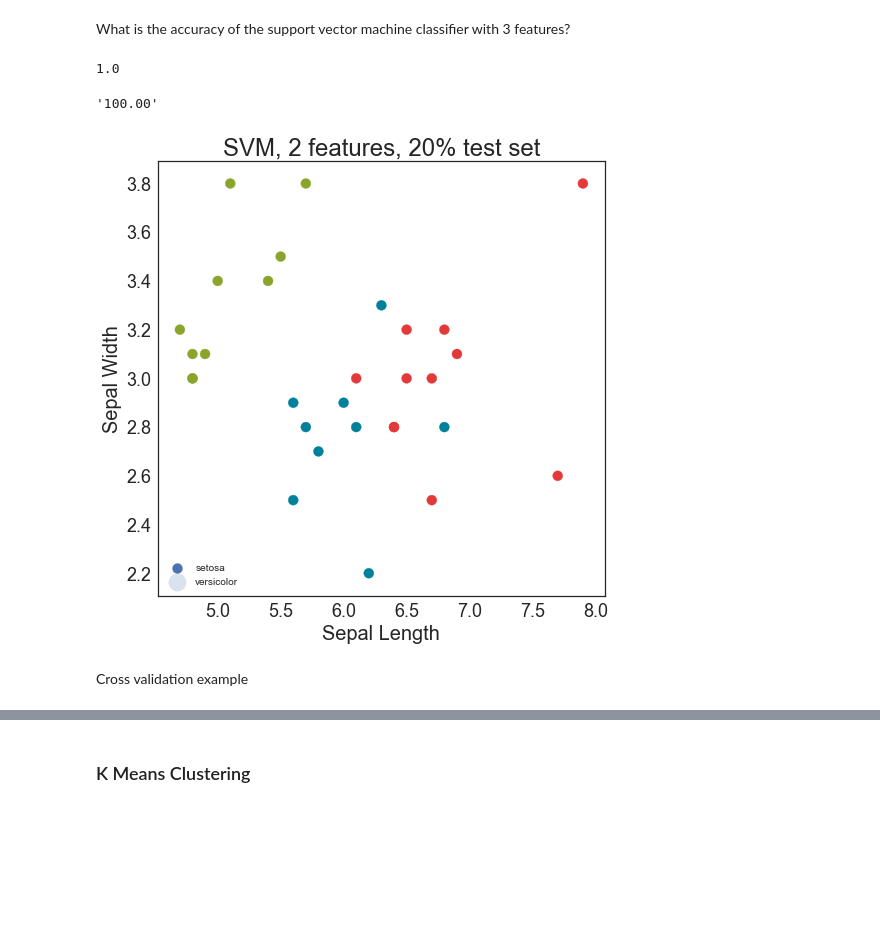
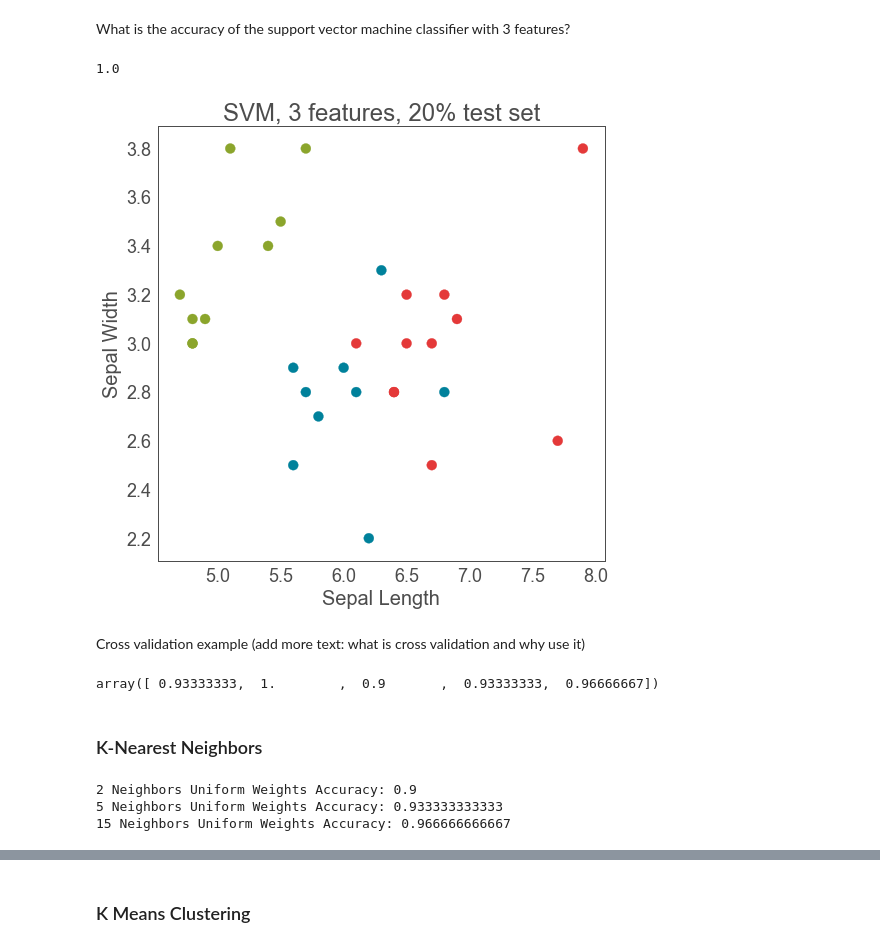
Before and after one commit to marijavlajic/code-university-ml-workshop, a Jupyter notebook: Ada Lovelace Festival - Introduction to Machine Learning Workshop.ipynb, the cells around one changed output, grey strips where cells are left out. Saved outputs shown, nothing was run; the diff lists cells and outputs as text; code cells hidden in the pictures; blank space fills up the shorter version.

```diff
--- a/Ada Lovelace Festival - Introduction to Machine Learning Workshop.ipynb
+++ b/Ada Lovelace Festival - Introduction to Machine Learning Workshop.ipynb
@@ -4,20 +4,19 @@ import pandas as pd
 import numpy as np
 from sklearn.datasets import load_iris
 from sklearn.model_selection import train_test_split
-from sklearn.metrics import classification_report, confusion_matrix, accuracy_score
-from sklearn.cluster import KMeans
+from sklearn.metrics import classification_report, confusion_matrix, accuracy_score, silhouette_score
+from sklearn.model_selection import cross_val_score
 from sklearn.linear_model import LogisticRegression
 from sklearn.svm import SVC
+from sklearn.cluster import KMeans
+from sklearn.neighbors import KNeighborsClassifier
 import seaborn as sns
 import matplotlib as mpl
 import matplotlib.pyplot as plt
 from matplotlib.colors import ListedColormap
 sns.set_style('white')
-cmap_light = ListedColormap(['#d5deb3', '#a3d1db', '#f5b8b8', '#ffc8a3', '#b792ba', '#aabad1', '#b2d7ca', '#ffe192'])
-cmap_bold = ListedColormap(['#8ba52c', '#00819b', '#e43939'])
 # %%
 mpl.rcParams['figure.figsize'] = 8, 8
-mpl.rcParams['axes.color_cycle'] = '#00819B', '#E43939', '#2A906D', '#FF6500', '#144181', '#8BA52C', '#8A1B70'
 mpl.rcParams['axes.grid'] = False
 mpl.rcParams['axes.edgecolor'] = '0.3'
 mpl.rcParams['axes.linewidth'] = 1
@@ -241,17 +234,19 @@ X_train, X_test, y_train, y_test = train_test_split(X_sub, y, test_size=0.2, ran
 # %%
 model.fit(X_train, y_train)
 y_pred = model.predict(X_test)
-# %%
-model.score(X_test, y_test)
-# %% [output]
-1.0
-# %%
-'{0:.2f}'.format(accuracy_score(y_test, y_pred) * 100)
-# %% [output]
-'100.00'
+# %%
+accuracy_score(y_test, y_pred)
+# %% [output]
+1.0
 # %%
-plot_supervised_model('SVM, 2 features, 20% test set', model, X_test, y_test, y_pred)
+plot_supervised_model('SVM, 3 features, 20% test set', model, X_test, y_test, y_pred)
 # %% [output]
-[figure, old version]
+[figure, new version]
-# %% [markdown]
-Cross validation example
+# %% [markdown]
+Cross validation example (add more text: what is cross validation and why use it)
+# %%
+cross_val_score(model, X_sub, y, cv=5)
+# %% [output]
+array([ 0.93333333,  1.        ,  0.9       ,  0.93333333,  0.96666667])
+# %% [markdown]
+### K-Nearest Neighbors
@@ -257,0 +260,9 @@ Cross validation example
+# %%
+for name, model in models:
+    model.fit(X_train, y_train)
+    y_pred = model.predict(X_test)
+    print(name + ' Accuracy: ' + str(accuracy_score(y_pred, y_test)))
+# %% [output]
+2 Neighbors Uniform Weights Accuracy: 0.9
+5 Neighbors Uniform Weights Accuracy: 0.933333333333
+15 Neighbors Uniform Weights Accuracy: 0.966666666667
```
Also changed, not shown: parts of 31 cells of this notebook, 3 other files.
